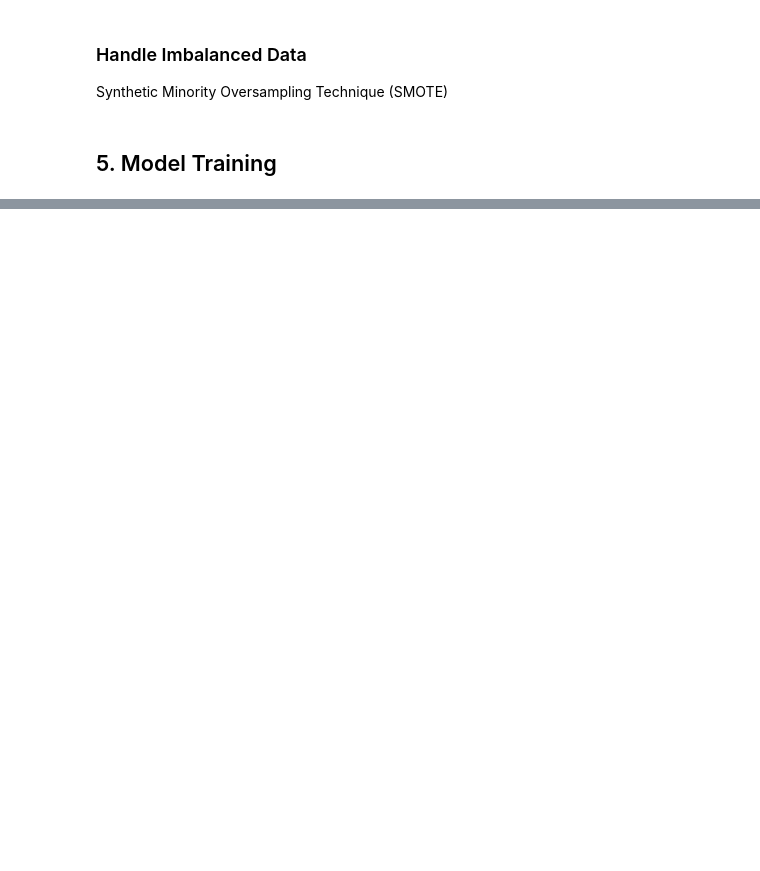
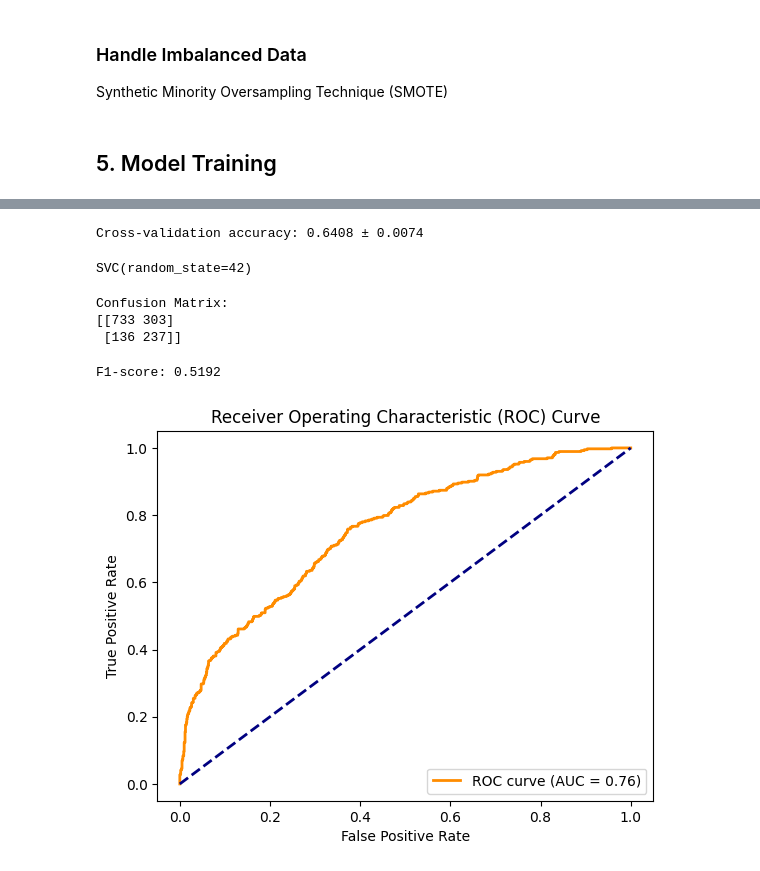
Before and after one commit to bonareri/Machine_Learning_1, a Jupyter notebook: Customer_churn.ipynb, the cells around one changed output, grey strips where cells are left out. Drawn from its saved outputs; the diff is of its cells as text; code cells hidden in the pictures; blank space fills up the shorter version.

```diff
--- a/Customer_churn.ipynb
+++ b/Customer_churn.ipynb
@@ -413,3 +400,0 @@ customer_churn_encoded.head()
-# %%
-scaler = StandardScaler()
-customer_churn_encoded[['tenure', 'MonthlyCharges', 'TotalCharges']] = scaler.fit_transform(customer_churn_encoded[['tenure', 'MonthlyCharges', 'TotalCharges']])
@@ -466,3 +442,0 @@ Best Hyperparameters from Randomized Search: {'n_estimators': 200, 'min_samples_
-# %%
-# Step 5: Train the model with the best hyperparameters
-best_rf_model.fit(X_train_smote, y_train_smote)
@@ -603,0 +449,11 @@ xgb_model.fit(X_train, y_train)
+# %%
+# Print average cross-validation accuracy
+print(f"Cross-validation accuracy: {cv_scores.mean():.4f} ± {cv_scores.std():.4f}")
+# %% [output]
+Cross-validation accuracy: 0.6408 ± 0.0074
+# %%
+# Fit the model
+svm_model = SVC(kernel='rbf', random_state=42)
+svm_model.fit(X_train_smote, y_train_smote)
+# %% [output]
+SVC(random_state=42)
@@ -603,0 +463,28 @@ xgb_model.fit(X_train, y_train)
+# %%
+# Confusion Matrix
+cm = confusion_matrix(y_test, y_pred)
+print(f"Confusion Matrix:\n{cm}")
+# %% [output]
+Confusion Matrix:
+[[733 303]
+ [136 237]]
+# %%
+# F1-score
+f1 = f1_score(y_test, y_pred)
+print(f"F1-score: {f1:.4f}")
+# %% [output]
+F1-score: 0.5192
+# %%
+# ROC Curve and AUC
+fpr, tpr, _ = roc_curve(y_test, svm_model.decision_function(X_test))
+roc_auc = auc(fpr, tpr)
+plt.figure()
+plt.plot(fpr, tpr, color='darkorange', lw=2, label=f'ROC curve (AUC = {roc_auc:.2f})')
+plt.plot([0, 1], [0, 1], color='navy', lw=2, linestyle='--')
+plt.xlabel('False Positive Rate')
+plt.ylabel('True Positive Rate')
+plt.title('Receiver Operating Characteristic (ROC) Curve')
+plt.legend(loc='lower right')
+plt.show()
+# %% [output]
+[figure, added]
```
Also changed, not shown: parts of 47 cells of this notebook.
